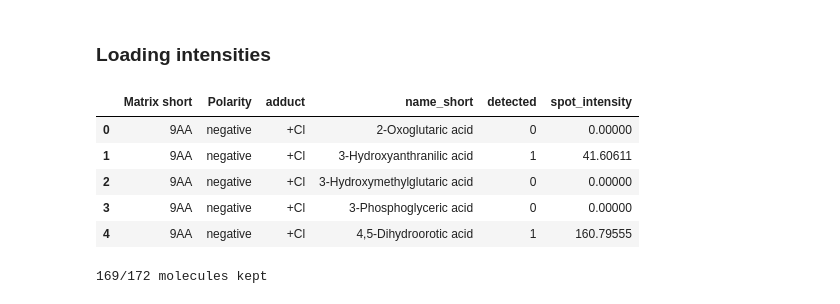
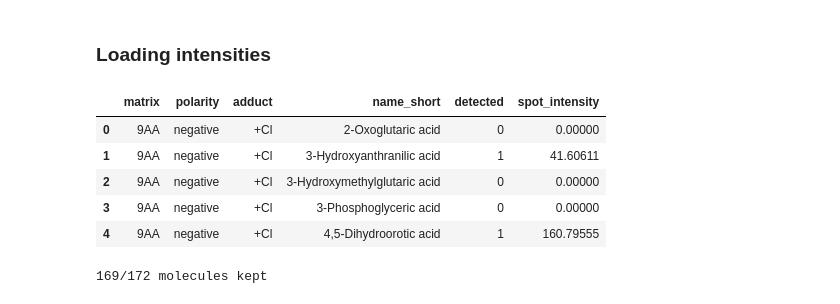
Before and after one commit to alexandrovteam/predicting-APMALDI-response, a Jupyter notebook: notebooks/visualize_data.ipynb, the cells around one changed output. Drawn from its saved outputs; the diff is of its cells as text; code cells hidden in the pictures.

```diff
--- a/notebooks/visualize_data.ipynb
+++ b/notebooks/visualize_data.ipynb
@@ -155,9 +155,10 @@ all_mol_features
 # %%
 # Intensities:
 intensities = pd.read_csv(input_dir / "3june22_ions_no_nl.csv", index_col=0)
+intensities = intensities.rename(columns={"Matrix short": "matrix", "Polarity": "polarity"})
 intensities.head()
 # %% [output]
-|  | Matrix short | Polarity | adduct | name_short | detected | spot_intensity |
+|  | matrix | polarity | adduct | name_short | detected | spot_intensity |
 | 0 | 9AA | negative | +Cl | 2-Oxoglutaric acid | 0 | 0.00000 |
 | 1 | 9AA | negative | +Cl | 3-Hydroxyanthranilic acid | 1 | 41.60611 |
 | 2 | 9AA | negative | +Cl | 3-Hydroxymethylglutaric acid | 0 | 0.00000 |
```
Also changed, not shown: parts of 9 cells of this notebook, 1 other file.
